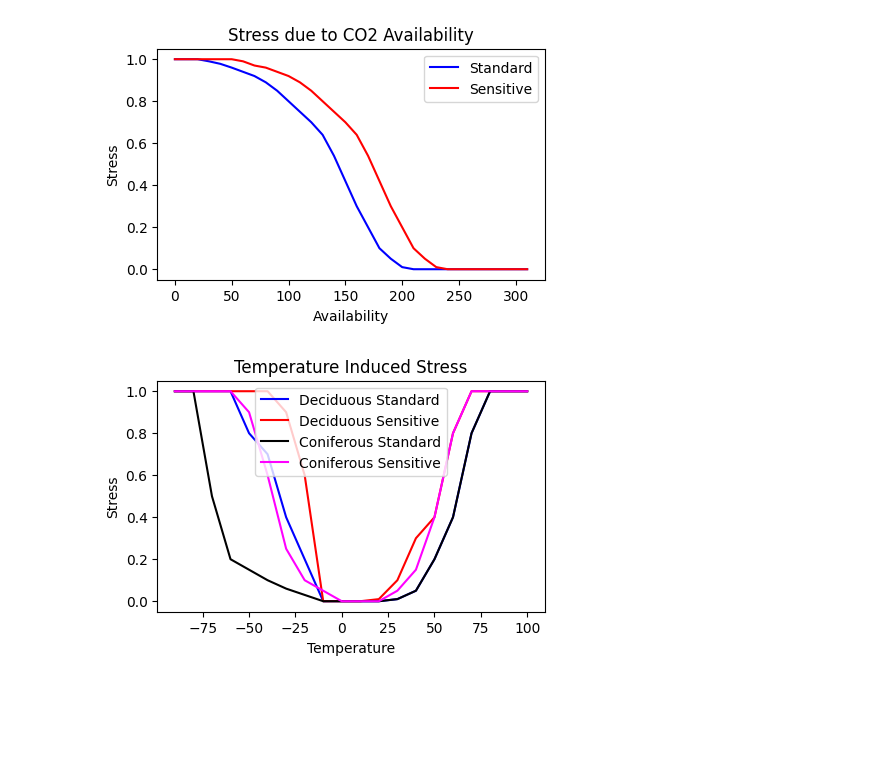
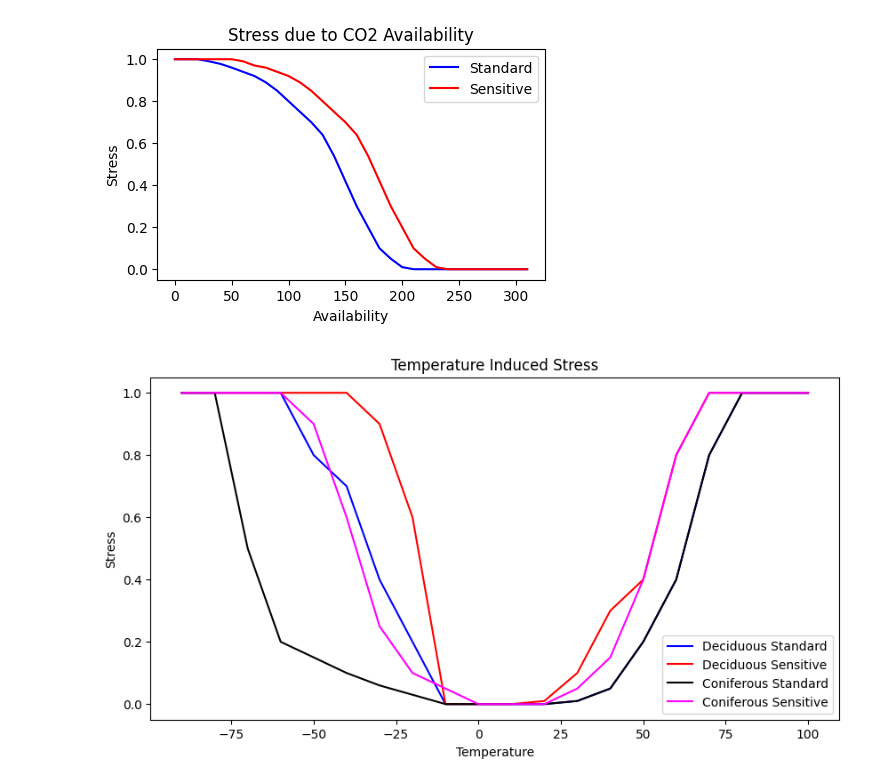
Before and after one commit to ggn1/Dissertation-TCD, a Jupyter notebook: Experiments/playground.ipynb, the cells around one changed output. Drawn from its saved outputs; the diff is of its cells as text; code cells hidden in the pictures; blank space fills up the shorter version.

```diff
--- a/Experiments/playground.ipynb
+++ b/Experiments/playground.ipynb
@@ -85,7 +85,7 @@ curve_fn = {
     for [category, df] in data_stress.items()
 }
 
-fig = plt.figure(figsize=(5,3))
+fig = plt.figure(figsize=(10,5))
 
 plt.plot(
     data_stress['temperature_deciduous']['temperature'],
@@ -106,34 +106,34 @@ plt.plot(
     color='red', label='Deciduous Sensitive'
 )
 plt.legend()
 
 plt.plot(
     data_stress['temperature_coniferous']['temperature'],
     [
         curve_fn['temperature_coniferous'](x) for x
         in data_stress['temperature_coniferous']['temperature']
     ],
     color='black', label='Coniferous Standard'
 )
 plt.xlabel('Temperature')
 plt.ylabel('Stress')
 plt.legend()
 
 plt.plot(
     data_stress['temperature_coniferous_sensitive']['temperature'],
     [
         curve_fn['temperature_coniferous_sensitive'](x) for x
         in data_stress['temperature_coniferous_sensitive']['temperature']
     ],
     color='magenta', label='Coniferous Sensitive'
 )
 plt.legend()
 
 plt.title('Temperature Induced Stress')
 plt.savefig('./figures/temperature_stress.png')
 plt.show()
 # %% [output]
-[figure, old version]
+[figure, new version]
 # %%
 # data_stress['temperature_deciduous_sensitive'].to_numpy().tolist()
 # %%
```
Also changed, not shown: 5 other files.
